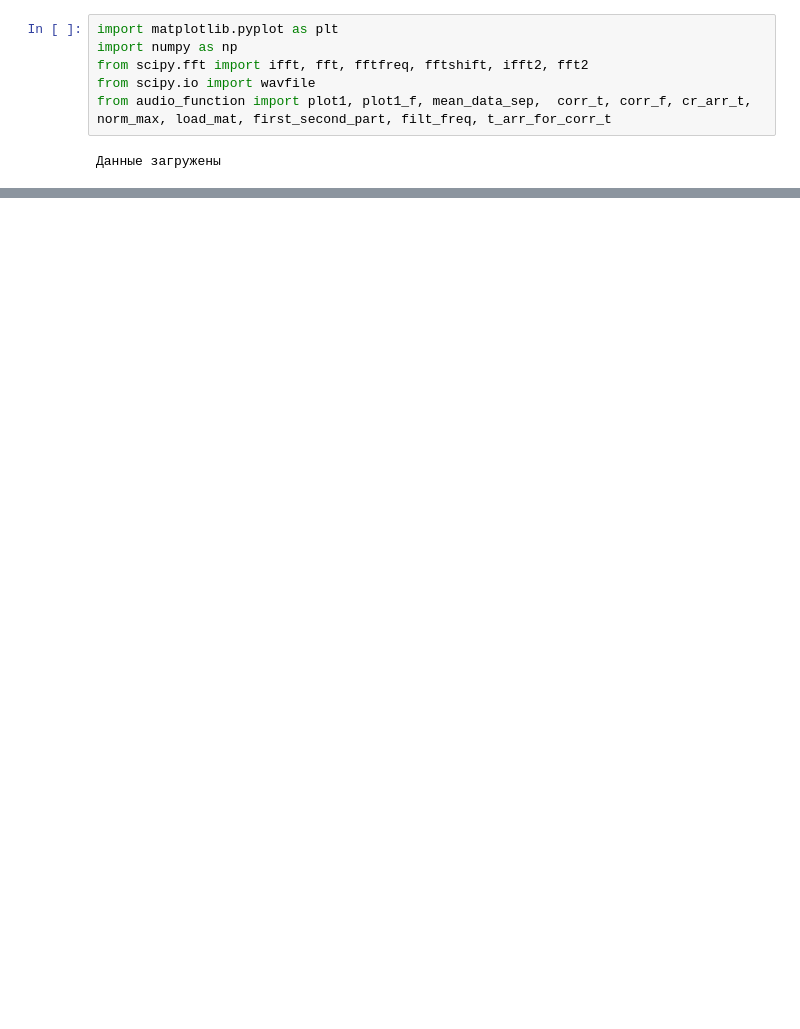
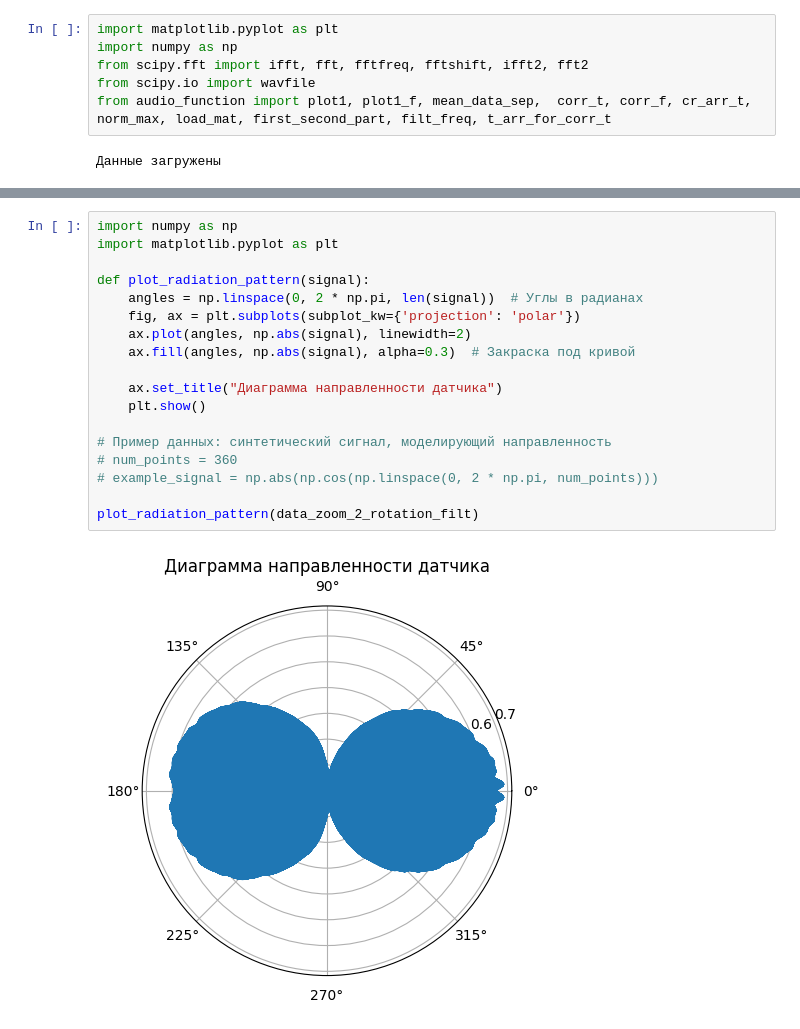
Before and after one commit to bdExplore/Scientific, a Jupyter notebook: Python/pgd_nanal.ipynb, the cells around one changed output, grey strips where cells are left out. Drawn from its saved outputs; the diff is of its cells as text; blank space fills up the shorter version.

```diff
--- a/Python/pgd_nanal.ipynb
+++ b/Python/pgd_nanal.ipynb
@@ -64,0 +127,20 @@ list
+# %%
+import numpy as np
+import matplotlib.pyplot as plt
+
+def plot_radiation_pattern(signal):
+    angles = np.linspace(0, 2 * np.pi, len(signal))  # Углы в радианах
+    fig, ax = plt.subplots(subplot_kw={'projection': 'polar'})
+    ax.plot(angles, np.abs(signal), linewidth=2)
+    ax.fill(angles, np.abs(signal), alpha=0.3)  # Закраска под кривой
+
+    ax.set_title("Диаграмма направленности датчика")
+    plt.show()
+
+# Пример данных: синтетический сигнал, моделирующий направленность
+# num_points = 360
+# example_signal = np.abs(np.cos(np.linspace(0, 2 * np.pi, num_points)))
+
+plot_radiation_pattern(data_zoom_2_rotation_filt)
+# %% [output]
+[figure, added]
```
Also changed, not shown: parts of 14 cells of this notebook, 2 other files.
